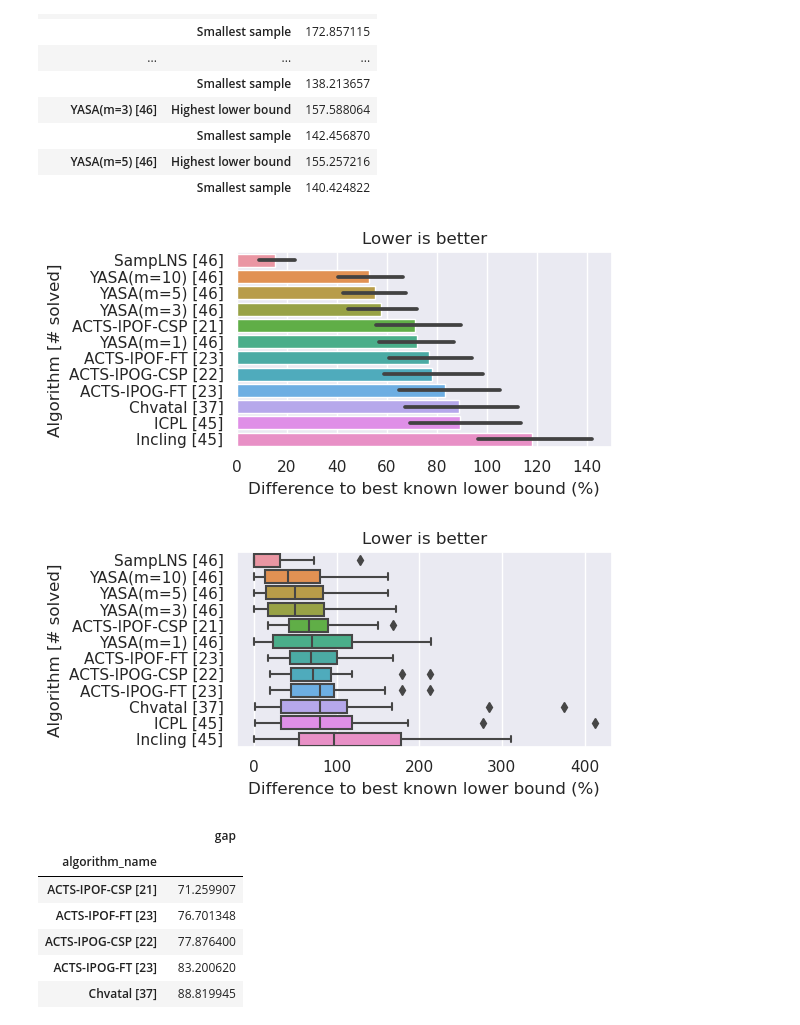
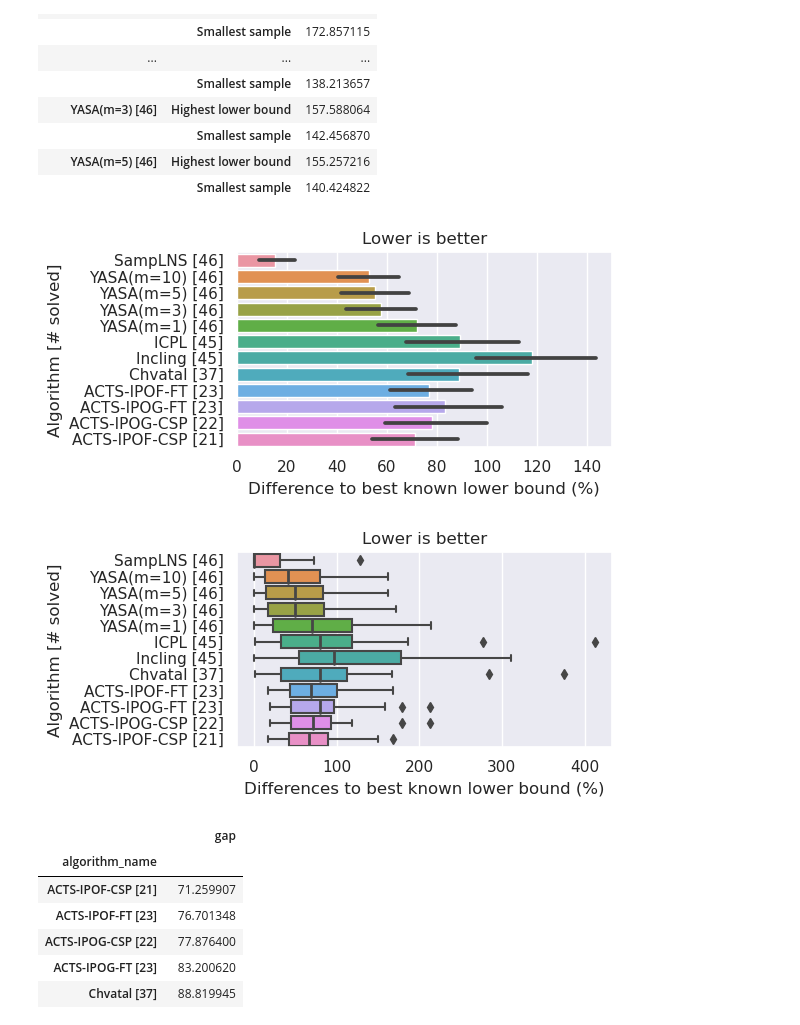
Before and after one commit to tubs-alg/SampLNS, a Jupyter notebook: evaluation/01_samplns_2023-08-19/07_lower_bound_gap.ipynb, the cells around one changed output. Saved outputs shown, nothing was run; the diff lists cells and outputs as text; code cells hidden in the pictures.

```diff
--- a/evaluation/01_samplns_2023-08-19/07_lower_bound_gap.ipynb
+++ b/evaluation/01_samplns_2023-08-19/07_lower_bound_gap.ipynb
@@ -458,9 +458,11 @@ t = t.groupby(["algorithm_name", "instance_name"])[["gap"]].mean().reset_index()
 t_ = t.groupby("algorithm_name")[["gap"]].mean().reset_index().rename(columns={"gap": "gap_mean_of_alg"})
 t = t.merge(t_, on="algorithm_name")
 f, ax = plt.subplots(figsize=(6, 3))
+t["num_instance_solved_by_alg"] = t["algorithm_name"].apply(lambda s: num_instances_solved_by_alg[s])
 t["algorithm_name"] = t["algorithm_name"].apply(
     lambda s: f"{s} [{num_instances_solved_by_alg[s]}]"
 )
+
 t["algorithm_name"] = t["algorithm_name"].str.replace("FIDE-", "")
 
 def order_algs(alg_name):
@@ -473,7 +475,7 @@ def order_algs(alg_name):
     return (2, len(alg_name), alg_name)
 t["sort"] = t["algorithm_name"].apply(order_algs)
 #t.sort_values(by="sort", inplace=True)
-t.sort_values(by="gap_mean_of_alg", inplace=True)
+t.sort_values(by=["num_instance_solved_by_alg", "gap_mean_of_alg"], inplace=True, ascending=(False, True))
 
 plt.title("Lower is better")
 sns.barplot(data=t, y="algorithm_name", x="gap", errorbar="ci")
@@ -485,42 +487,43 @@ plt.tight_layout()
 plt.savefig("./OUTPUT/07_lower_bound_gap.pdf")
 plt.show()
 # %% [output]
-[figure, old version]
+[figure, new version]
 # %%
 t = gaps[gaps["algorithm_name"].isin(algorithm_selection)].copy()
 t = t[t["Instances"] == "Ignore unsolved"]
 t = t.groupby(["algorithm_name", "instance_name"])[["gap"]].mean().reset_index()
 f, ax = plt.subplots(figsize=(6, 3))
+t["num_instance_solved_by_alg"] = t["algorithm_name"].apply(lambda s: num_instances_solved_by_alg[s])
 t["algorithm_name"] = t["algorithm_name"].apply(
     lambda s: f"{s} [{num_instances_solved_by_alg[s]}]"
 )
 t["algorithm_name"] = t["algorithm_name"].str.replace("FIDE-", "")
 t_ = t.groupby("algorithm_name")[["gap"]].mean().reset_index().rename(columns={"gap": "gap_mean_of_alg"})
 t = t.merge(t_, on="algorithm_name")
 
 def order_algs(alg_name):
     if alg_name.startswith("SampLNS"):
         return (0, len(alg_name), alg_name)
     if alg_name.startswith("YASA"):
         return (1, len(alg_name), alg_name)
     if alg_name.startswith("ACTS"):
         return (3, len(alg_name), alg_name)
     return (2, len(alg_name), alg_name)
 t["sort"] = t["algorithm_name"].apply(order_algs)
 #t.sort_values(by="sort", inplace=True)
-t.sort_values(by="gap_mean_of_alg", inplace=True)
+t.sort_values(by=["num_instance_solved_by_alg", "gap_mean_of_alg"], inplace=True, ascending=(False, True))
 
 plt.title("Lower is better")
-sns.boxplot(data=t, y="algorithm_name", x="gap")
-plt.xlabel("Difference to best known lower bound (%)")
+sns.boxplot(data=t, y="algorithm_name", x="gap", medianprops={"linewidth": 2.0})
+plt.xlabel("Differences to best known lower bound (%)")
 plt.ylabel("Algorithm [# solved]")
 # plt.legend(loc="lower right", title="Evaluation method")
 #plt.xlim(0, 140)
 plt.tight_layout()
-#plt.savefig("./OUTPUT/07_lower_bound_gap.pdf")
+plt.savefig("./OUTPUT/07_lower_bound_gap_boxplot.pdf")
 plt.show()
 # %% [output]
-[figure, old version]
+[figure, new version]
 # %%
 t.groupby(["algorithm_name"])[["gap"]].mean()
 # %% [output]
```
Also changed, not shown: parts of 1 cell of this notebook, 1 other file.
